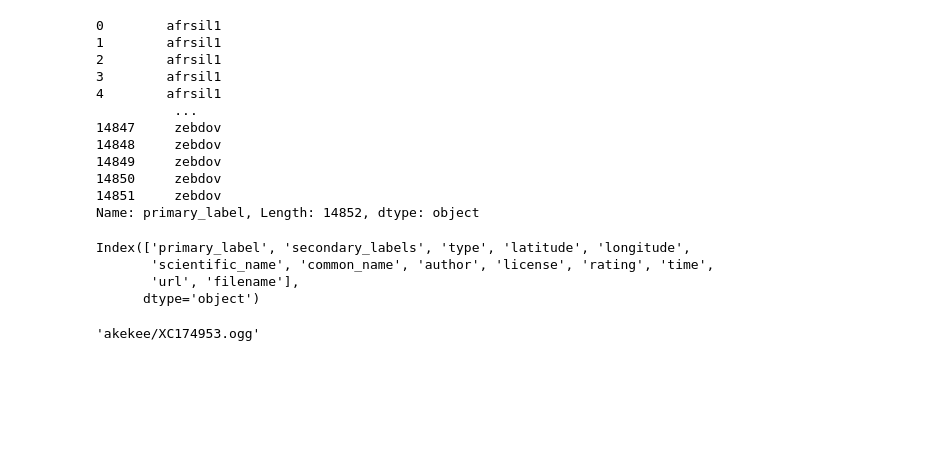
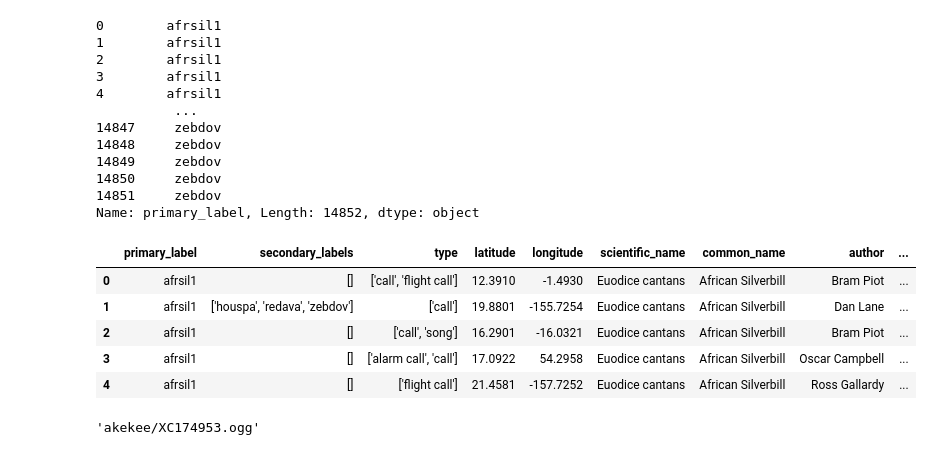
Before and after one commit to p3p31v/BirdCLEF-2022, a Jupyter notebook: version12.ipynb, the cells around one changed output. Cells and saved outputs as stored; diff of their text form; code cells hidden in the pictures; blank space fills up the shorter version.

```diff
--- a/version12.ipynb
+++ b/version12.ipynb
@@ -92,11 +92,14 @@ df_train['primary_label']
 Name: primary_label, Length: 14852, dtype: object
 # %%
 df_train.columns
+df_train.head()
 # %% [output]
-Index(['primary_label', 'secondary_labels', 'type', 'latitude', 'longitude',
-       'scientific_name', 'common_name', 'author', 'license', 'rating', 'time',
-       'url', 'filename'],
-      dtype='object')
+|  | primary_label | secondary_labels | type | latitude | longitude | scientific_name | common_name | author | ... |
+| 0 | afrsil1 | [] | ['call', 'flight call'] | 12.3910 | -1.4930 | Euodice cantans | African Silverbill | Bram Piot | ... |
+| 1 | afrsil1 | ['houspa', 'redava', 'zebdov'] | ['call'] | 19.8801 | -155.7254 | Euodice cantans | African Silverbill | Dan Lane | ... |
+| 2 | afrsil1 | [] | ['call', 'song'] | 16.2901 | -16.0321 | Euodice cantans | African Silverbill | Bram Piot | ... |
+| 3 | afrsil1 | [] | ['alarm call', 'call'] | 17.0922 | 54.2958 | Euodice cantans | African Silverbill | Oscar Campbell | ... |
+| 4 | afrsil1 | [] | ['flight call'] | 21.4581 | -157.7252 | Euodice cantans | African Silverbill | Ross Gallardy | ... |
 # %%
 df_train['filename'][16]
 # %% [output]
```
Also changed, not shown: parts of 3 cells of this notebook.
